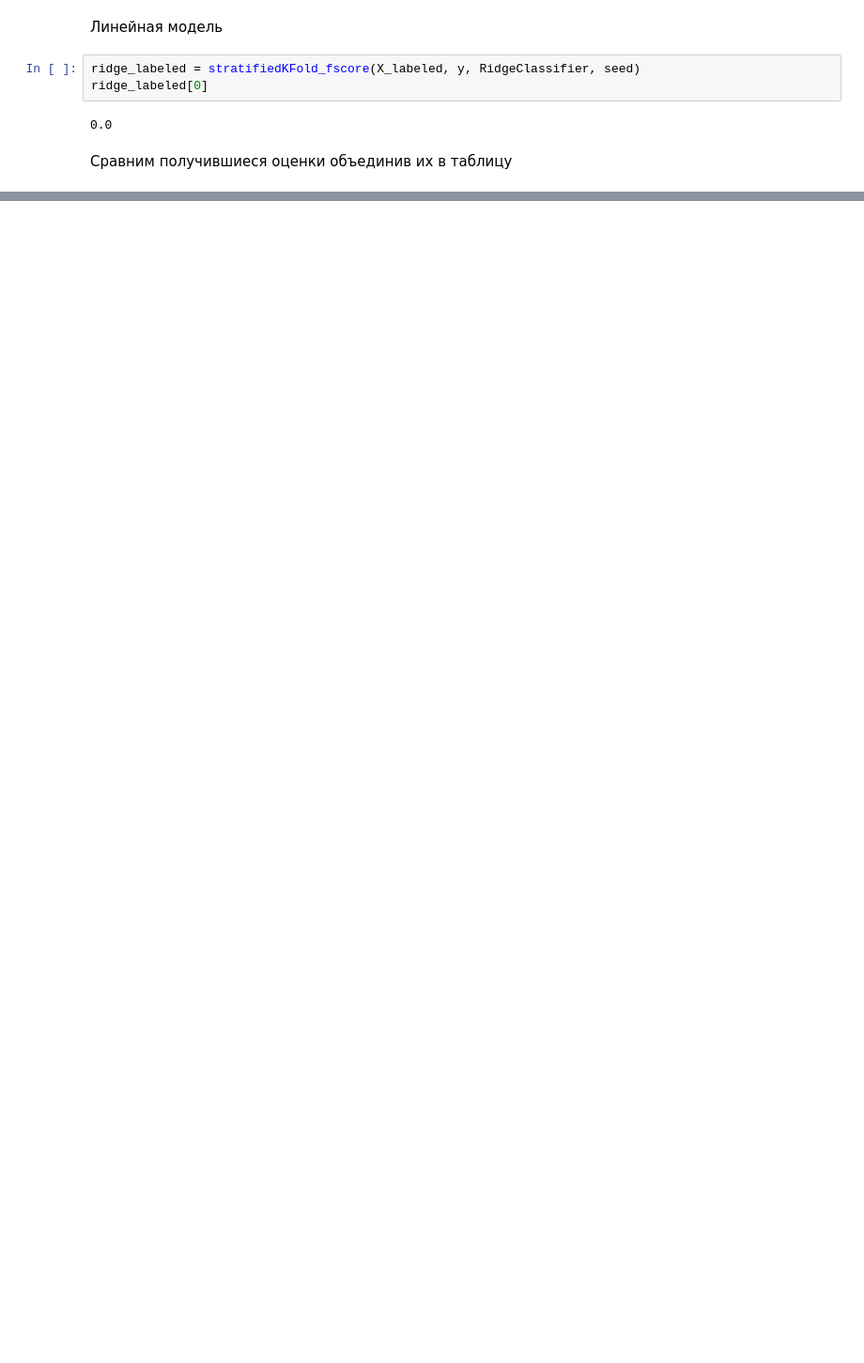
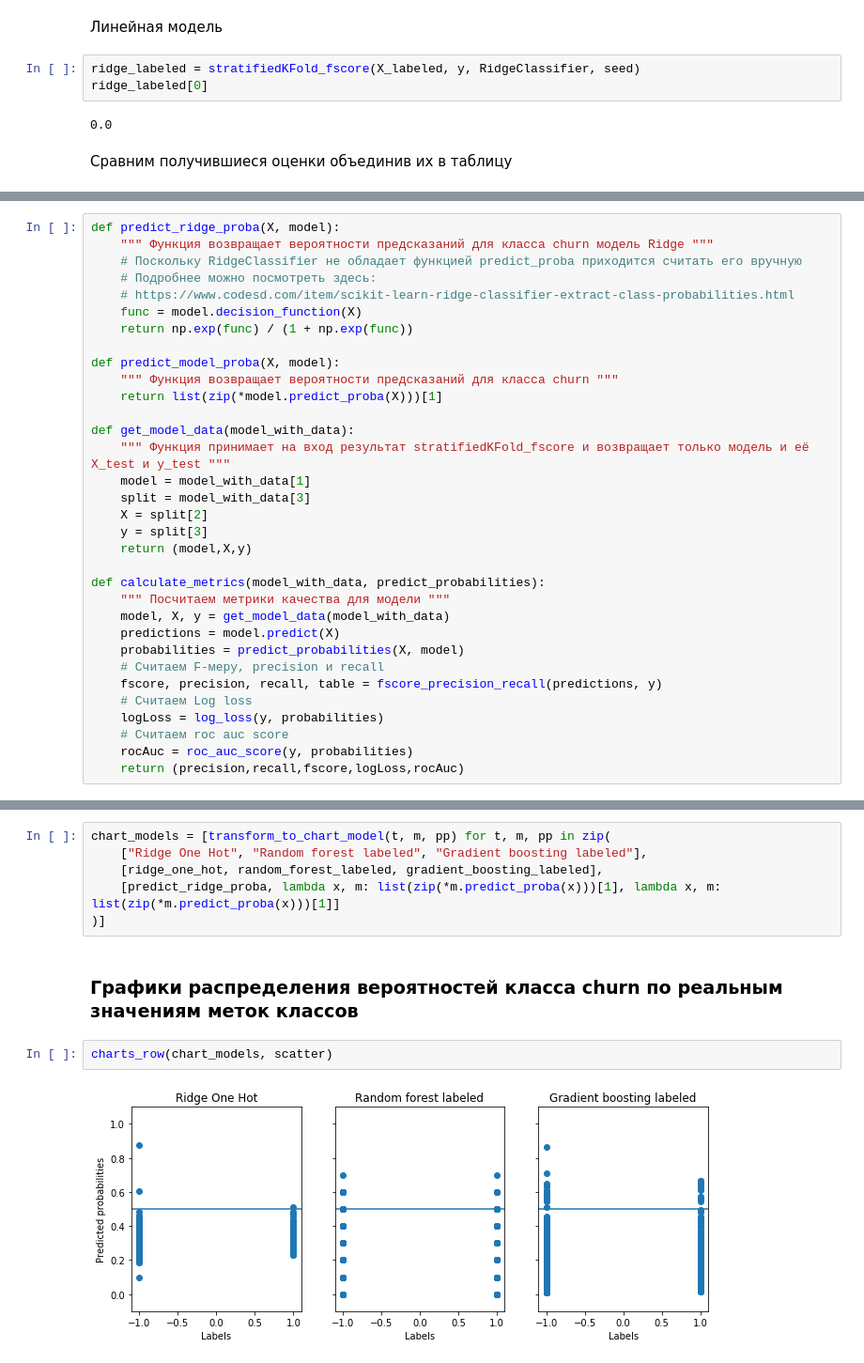
Before and after one commit to Agaspher20/DataAnalisysMipt, a Jupyter notebook: Python/6. DataAnalysisProject_Churn/week_3_baselines.ipynb, the cells around one changed output, grey strips where cells are left out. Shown at 94% size. Drawn from its saved outputs; the diff is of its cells as text; blank space fills up the shorter version.

Commit message:
Baselines auxiliary metrics and charts build

```diff
--- a/Python/6. DataAnalysisProject_Churn/week_3_baselines.ipynb
+++ b/Python/6. DataAnalysisProject_Churn/week_3_baselines.ipynb
@@ -250,0 +271,33 @@ score_table
+# %%
+def predict_ridge_proba(X, model):
+    """ Функция возвращает вероятности предсказаний для класса churn модель Ridge """
+    # Поскольку RidgeClassifier не обладает функцией predict_proba приходится считать его вручную
+    # Подробнее можно посмотреть здесь:
+    # https://www.codesd.com/item/scikit-learn-ridge-classifier-extract-class-probabilities.html
+    func = model.decision_function(X)
+    return np.exp(func) / (1 + np.exp(func))
+
+def predict_model_proba(X, model):
+    """ Функция возвращает вероятности предсказаний для класса churn """
+    return list(zip(*model.predict_proba(X)))[1]
+
+def get_model_data(model_with_data):
+    """ Функция принимает на вход результат stratifiedKFold_fscore и возвращает только модель и её X_test и y_test """
+    model = model_with_data[1]
+    split = model_with_data[3]
+    X = split[2]
+    y = split[3]
+    return (model,X,y)
+
+def calculate_metrics(model_with_data, predict_probabilities):
+    """ Посчитаем метрики качества для модели """
+    model, X, y = get_model_data(model_with_data)
+    predictions = model.predict(X)
+    probabilities = predict_probabilities(X, model)
+    # Считаем F-меру, precision и recall
+    fscore, precision, recall, table = fscore_precision_recall(predictions, y)
+    # Считаем Log loss
+    logLoss = log_loss(y, probabilities)
+    # Считаем roc auc score
+    rocAuc = roc_auc_score(y, probabilities)
+    return (precision,recall,fscore,logLoss,rocAuc)
@@ -250,0 +401,12 @@ score_table
+# %%
+chart_models = [transform_to_chart_model(t, m, pp) for t, m, pp in zip(
+    ["Ridge One Hot", "Random forest labeled", "Gradient boosting labeled"],
+    [ridge_one_hot, random_forest_labeled, gradient_boosting_labeled],
+    [predict_ridge_proba, lambda x, m: list(zip(*m.predict_proba(x)))[1], lambda x, m: list(zip(*m.predict_proba(x)))[1]]
+)]
+# %% [markdown]
+### Графики распределения вероятностей класса churn по реальным значениям меток классов
+# %%
+charts_row(chart_models, scatter)
+# %% [output]
+[figure, added]
```
Also changed, not shown: parts of 22 cells of this notebook.
